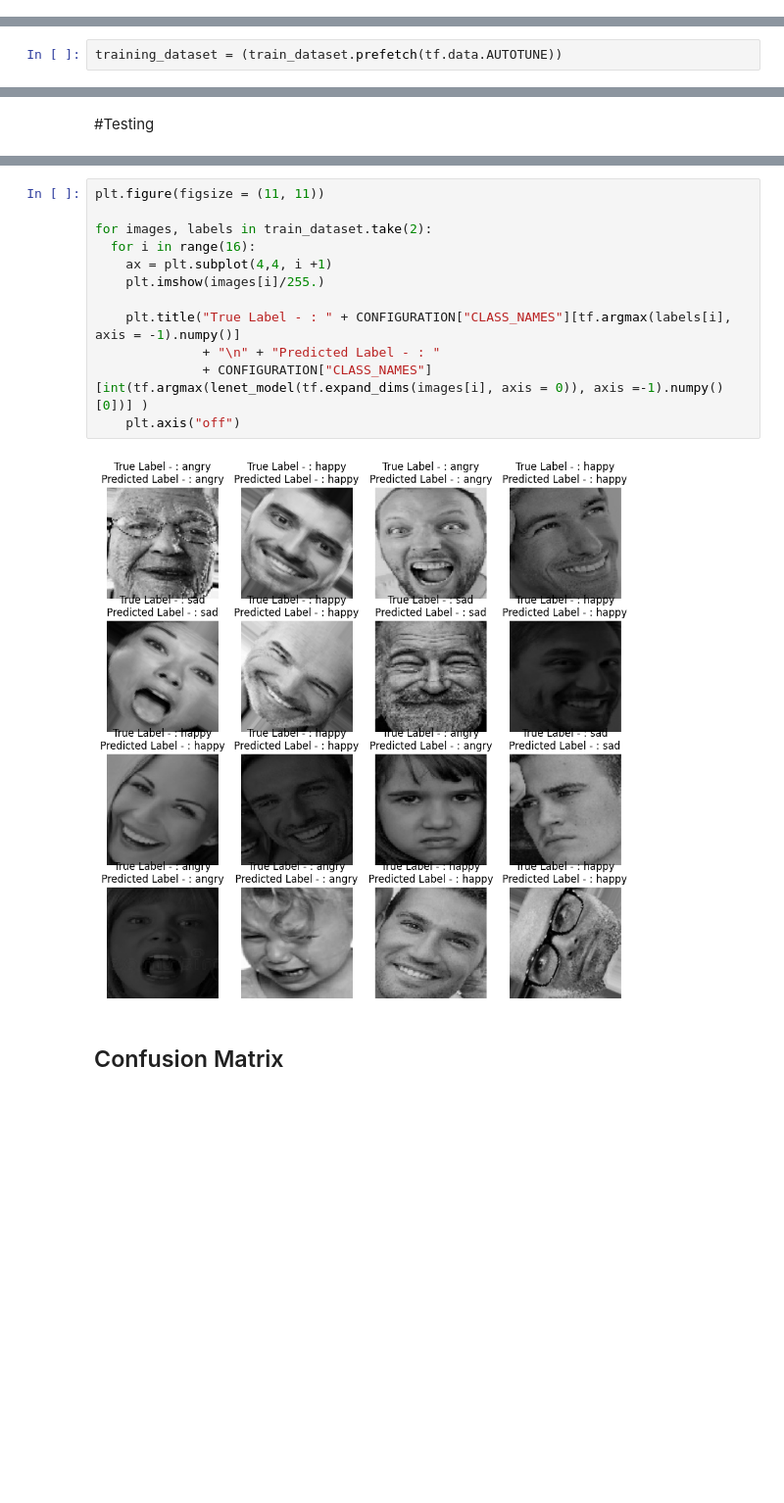
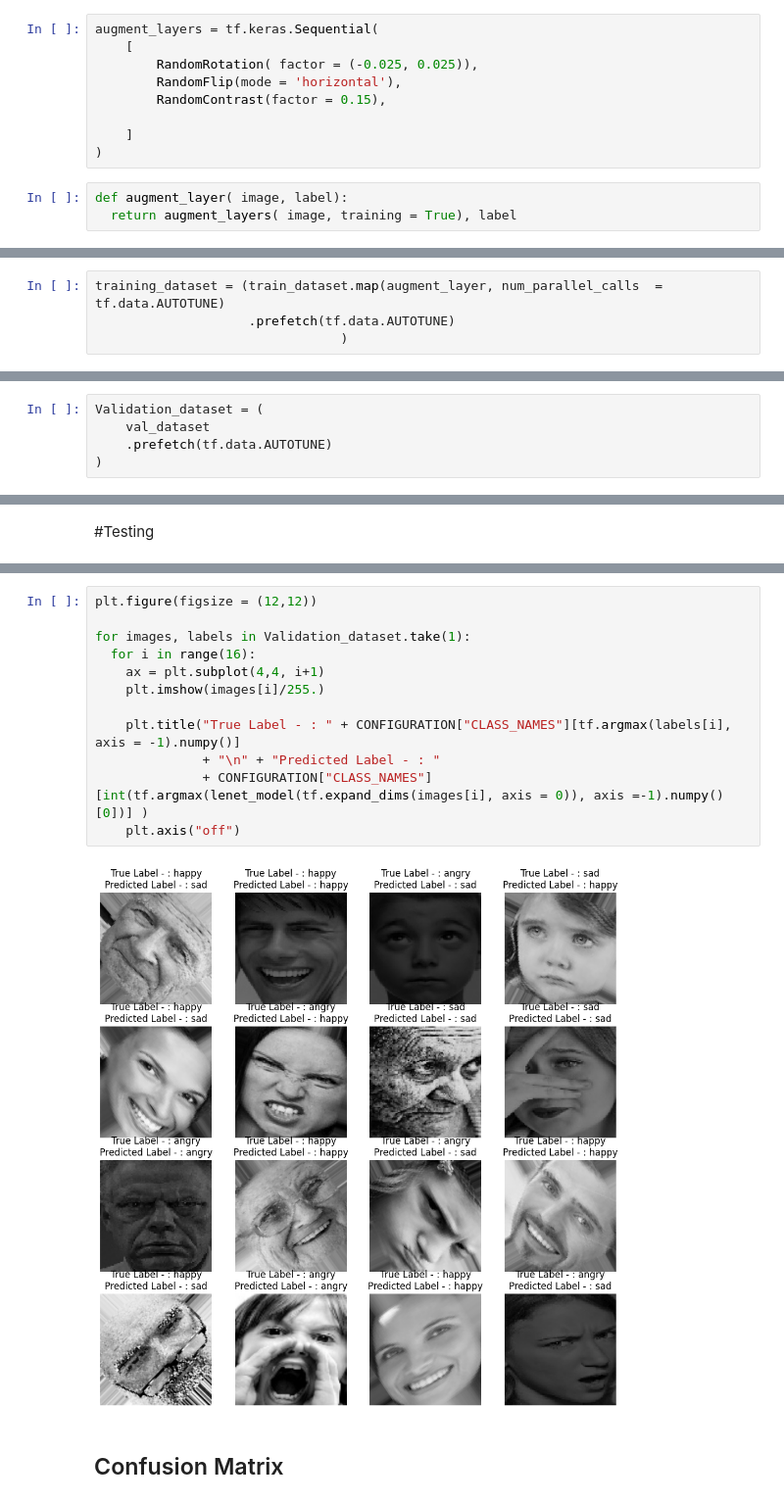
Before and after one commit to MohdSharik99/Tensor_projects, a Jupyter notebook: HES_Project.ipynb, the cells around one changed output, grey strips where cells are left out. Shown at 98% size. Drawn from its saved outputs; the diff is of its cells as text; blank space fills up the shorter version.

Commit message:
HES with Data Augmentation

```diff
--- a/HES_Project.ipynb
+++ b/HES_Project.ipynb
@@ -161,4 +163,18 @@ for images, labels in train_dataset.take(1):
+# %%
+augment_layers = tf.keras.Sequential(
+    [
+        RandomRotation( factor = (-0.025, 0.025)),
+        RandomFlip(mode = 'horizontal'),
+        RandomContrast(factor = 0.15),
+
+    ]
+)
+# %%
+def augment_layer( image, label):
+  return augment_layers( image, training = True), label
 # %% [markdown]
 ## Data Preparation
 # %%
-training_dataset = (train_dataset.prefetch(tf.data.AUTOTUNE))
+training_dataset = (train_dataset.map(augment_layer, num_parallel_calls  = tf.data.AUTOTUNE)
+                    .prefetch(tf.data.AUTOTUNE)
+                                )
@@ -169,6 +183,11 @@ Validation_dataset = (val_dataset.prefetch(tf.data.AUTOTUNE))
 
 resize_rescale_layers = tf.keras.Sequential( [Resizing(CONFIGURATION["IM_SIZE"], CONFIGURATION["IM_SIZE"]),
                                               Rescaling(1./255)])
+# %%
+Validation_dataset = (
+    val_dataset
+    .prefetch(tf.data.AUTOTUNE)
+)
 # %% [markdown]
 # Modeling
 # %%
@@ -304,18 +323,18 @@ tf.Tensor([[0.08436254 0.00574307 0.90989435]], shape=(1, 3), dtype=float32)
 sad
 # %%
-plt.figure(figsize = (11, 11))
+plt.figure(figsize = (12,12))
 
-for images, labels in train_dataset.take(2):
+for images, labels in Validation_dataset.take(1):
   for i in range(16):
-    ax = plt.subplot(4,4, i +1)
+    ax = plt.subplot(4,4, i+1)
     plt.imshow(images[i]/255.)
 
     plt.title("True Label - : " + CONFIGURATION["CLASS_NAMES"][tf.argmax(labels[i], axis = -1).numpy()]
               + "\n" + "Predicted Label - : "
               + CONFIGURATION["CLASS_NAMES"][int(tf.argmax(lenet_model(tf.expand_dims(images[i], axis = 0)), axis =-1).numpy()[0])] )
     plt.axis("off")
 # %% [output]
-[figure, old version]
+[figure, new version]
 # %% [markdown]
 ## Confusion Matrix
 # %%
```
Also changed, not shown: parts of 12 cells of this notebook.
